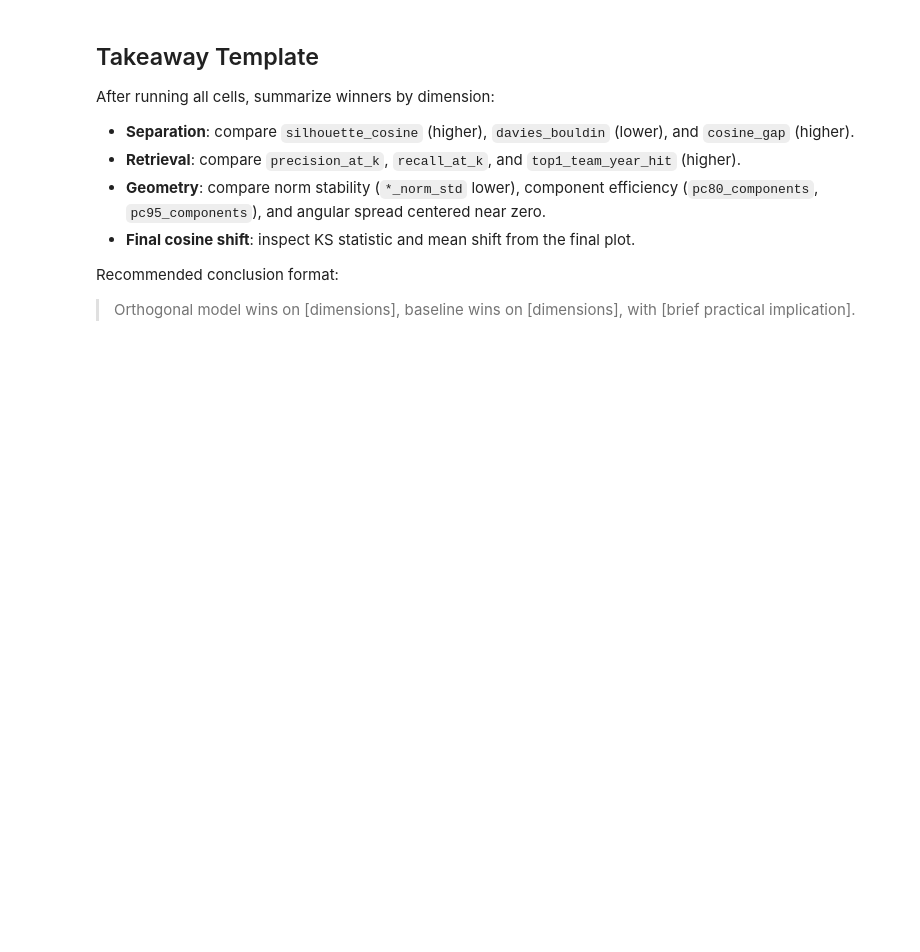
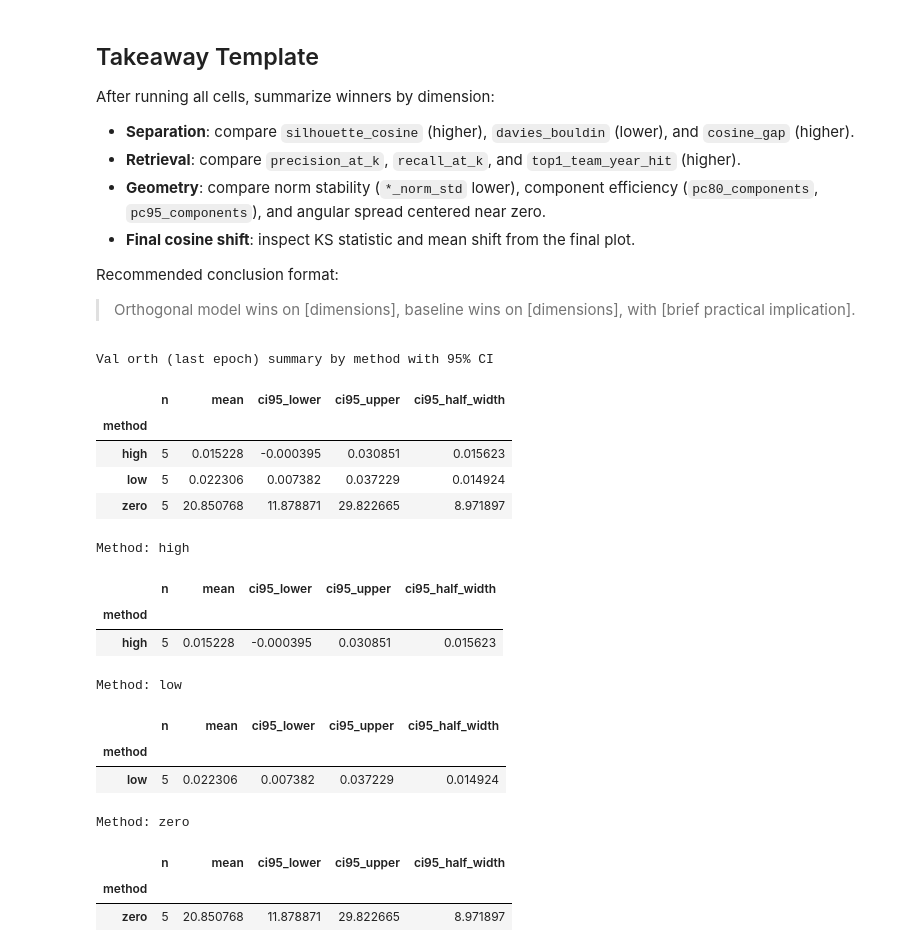
Before and after one commit to AntonioNvs/ortogonal-representation, a Jupyter notebook: notebooks/embedding_quality.ipynb, the cells around one changed output. Drawn from its saved outputs; the diff is of its cells as text; code cells hidden in the pictures; blank space fills up the shorter version.

```diff
--- a/notebooks/embedding_quality.ipynb
+++ b/notebooks/embedding_quality.ipynb
@@ -605,3 +605,83 @@ After running all cells, summarize winners by dimension:
 Recommended conclusion format:
 
 > Orthogonal model wins on [dimensions], baseline wins on [dimensions], with [brief practical implication].
+# %%
+import json
+from pathlib import Path
+
+import numpy as np
+import pandas as pd
+from IPython.display import display
+
+# Resolve path whether notebook runs from repo root or notebooks/
+possible_paths = [
+    Path("output/significance/run_results.json"),
+    Path("../output/significance/run_results.json"),
+]
+
+results_path = next((p for p in possible_paths if p.exists()), None)
+if results_path is None:
+    raise FileNotFoundError("Could not find output/significance/run_results.json")
+
+with results_path.open("r", encoding="utf-8") as f:
+    runs = json.load(f)
+
+records = []
+for run in runs:
+    level = run.get("model_level")
+    val_orth = run.get("history", {}).get("val_orth", [])
+    if level is None or len(val_orth) == 0:
+        continue
+
+    records.append(
+        {
+            "method": level,
+            "run_id": run.get("run_metadata", {}).get("run_id"),
+            "val_orth_last": float(val_orth[-1]),
+        }
+    )
+
+df_val_orth = pd.DataFrame(records)
+
+# 95% CI using normal approximation: mean +/- 1.96 * SEM
+summary = (
+    df_val_orth.groupby("method")["val_orth_last"]
+    .agg(["count", "mean", "std"])
+    .rename(columns={"count": "n", "std": "sd"})
+)
+summary["sem"] = summary["sd"] / np.sqrt(summary["n"])
+summary["ci95_half_width"] = 1.96 * summary["sem"]
+summary["ci95_lower"] = summary["mean"] - summary["ci95_half_width"]
+summary["ci95_upper"] = summary["mean"] + summary["ci95_half_width"]
+
+method_order = ["high", "low", "zero"]
+summary = summary.reindex([m for m in method_order if m in summary.index])
+summary = summary[["n", "mean", "ci95_lower", "ci95_upper", "ci95_half_width"]]
+
+summary_rounded = summary.round(6)
+print("Val orth (last epoch) summary by method with 95% CI")
+display(summary_rounded)
+
+# Optional: one small table per method
+for method in summary_rounded.index:
+    print(f"\nMethod: {method}")
+    display(summary_rounded.loc[[method]])
+# %% [output]
+Val orth (last epoch) summary by method with 95% CI
+|  | n | mean | ci95_lower | ci95_upper | ci95_half_width |
+| method |  |  |  |  |  |
+| high | 5 | 0.015228 | -0.000395 | 0.030851 | 0.015623 |
+| low | 5 | 0.022306 | 0.007382 | 0.037229 | 0.014924 |
+| zero | 5 | 20.850768 | 11.878871 | 29.822665 | 8.971897 |
+Method: high
+|  | n | mean | ci95_lower | ci95_upper | ci95_half_width |
+| method |  |  |  |  |  |
+| high | 5 | 0.015228 | -0.000395 | 0.030851 | 0.015623 |
+Method: low
+|  | n | mean | ci95_lower | ci95_upper | ci95_half_width |
+| method |  |  |  |  |  |
+| low | 5 | 0.022306 | 0.007382 | 0.037229 | 0.014924 |
+Method: zero
+|  | n | mean | ci95_lower | ci95_upper | ci95_half_width |
+| method |  |  |  |  |  |
+| zero | 5 | 20.850768 | 11.878871 | 29.822665 | 8.971897 |
```
Also changed, not shown: 8 other files.
